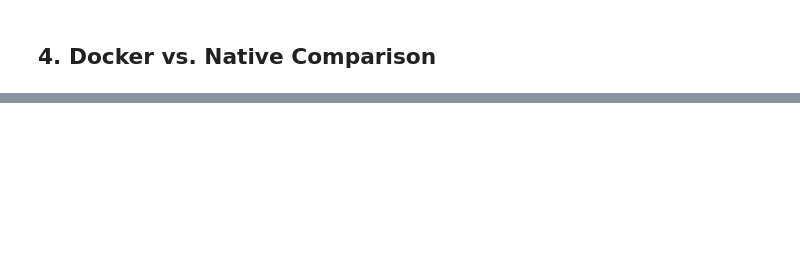
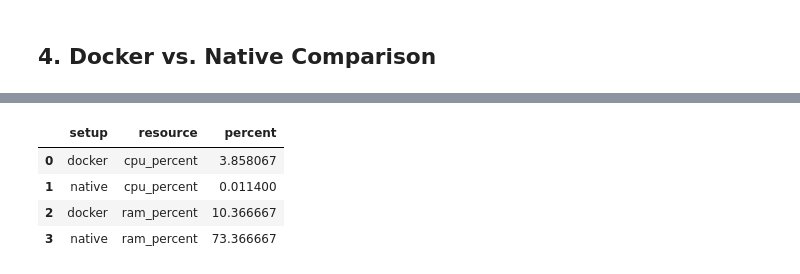
Before and after one commit to LucaBreh/HybridKEX, a Jupyter notebook: analytics/notebooks/03_analysis_and_visualization.ipynb, the cells around one changed output, grey strips where cells are left out. Drawn from its saved outputs; the diff is of its cells as text; code cells hidden in the pictures; blank space fills up the shorter version.

```diff
--- a/analytics/notebooks/03_analysis_and_visualization.ipynb
+++ b/analytics/notebooks/03_analysis_and_visualization.ipynb
@@ -245,0 +263,16 @@ plt.show()
+# %%
+# Group only by setup and compute median for CPU and RAM
+resource_stats_summary = (
+    df_exp1_client
+    .groupby("setup")[["cpu_percent", "ram_percent"]]
+    .mean()
+    .reset_index()
+    .melt(id_vars="setup", var_name="resource", value_name="percent")
+)
+resource_stats_summary
+# %% [output]
+|  | setup | resource | percent |
+| 0 | docker | cpu_percent | 3.858067 |
+| 1 | native | cpu_percent | 0.011400 |
+| 2 | docker | ram_percent | 10.366667 |
+| 3 | native | ram_percent | 73.366667 |
```
Also changed, not shown: parts of 13 cells of this notebook, 4 other files.
